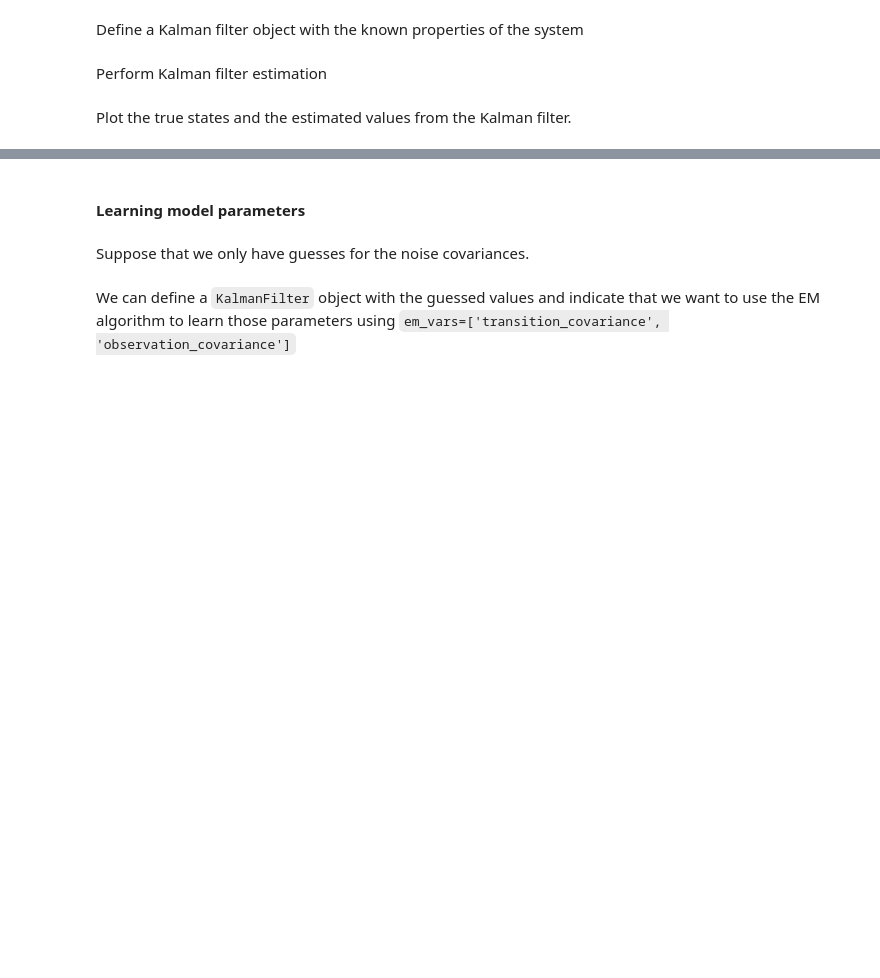
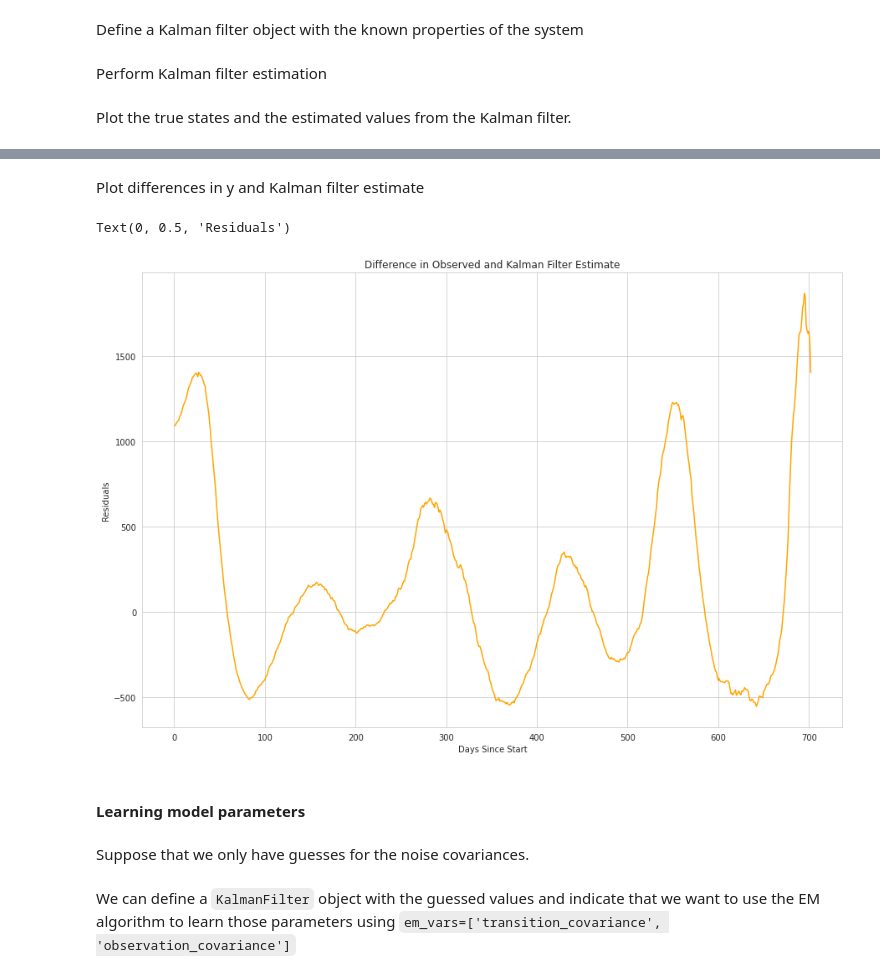
Before and after one commit to poojabhatia17dec/Covid19-hospitalisation-prediction--Kalman-Flter, a Jupyter notebook: Kalman_Filter_Project.ipynb, the cells around one changed output, grey strips where cells are left out. Cells and saved outputs as stored; diff of their text form; code cells hidden in the pictures; blank space fills up the shorter version.

```diff
--- a/Kalman_Filter_Project.ipynb
+++ b/Kalman_Filter_Project.ipynb
@@ -453,3 +335,15 @@ plt.legend(['True Hospitalizations x', 'Observation y', 'Kalman filter estimate'
+# %% [markdown]
+Plot differences in y and Kalman filter estimate
+# %%
+#Plot position
+plt.figure(figsize = (15,10))
+plt.plot(t,y - filtered_state_means[:,0],color = 'orange')
+plt.title('Difference in Observed and Kalman Filter Estimate')
+plt.xlabel('Days Since Start')
+plt.ylabel('Residuals')
+# %% [output]
+Text(0, 0.5, 'Residuals')
+[figure, added]
 # %% [markdown]
 #### Learning model parameters
 # %% [markdown]
```
Also changed, not shown: parts of 102 cells of this notebook.
